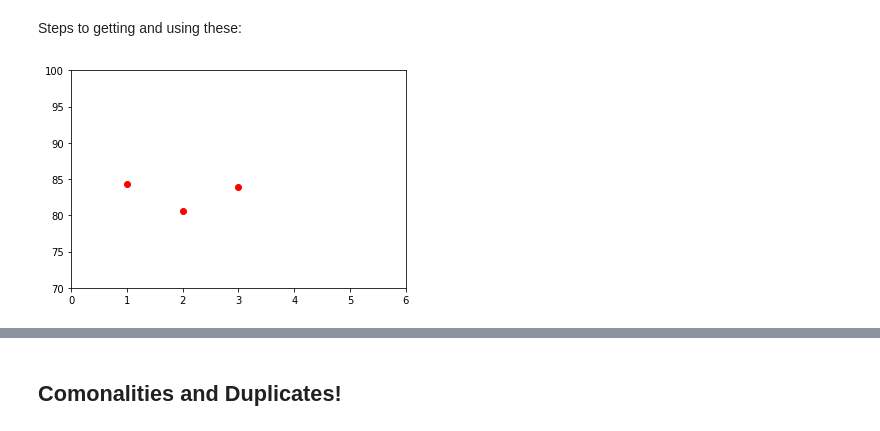
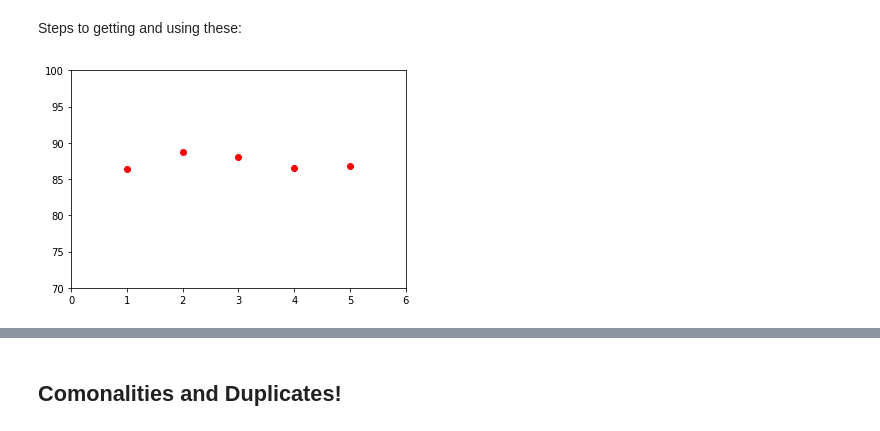
Before and after one commit to CodeYourDreams/Develop_Curriculum, a Jupyter notebook: 10) Data Cleansing/Intro to Data Cleansing.ipynb, the cells around one changed output, grey strips where cells are left out. Saved outputs shown, nothing was run; the diff lists cells and outputs as text; code cells hidden in the pictures.

Commit message:
added data visualization graphs

```diff
--- a/10) Data Cleansing/Intro to Data Cleansing.ipynb
+++ b/10) Data Cleansing/Intro to Data Cleansing.ipynb
@@ -89,27 +98,23 @@ Steps to getting and using these:
 # %%
 #1. First must get the library by using "import"
 #you need to import a library
 #you can give the library an "alias" if the name is long:
-import matplotlib.pyplot as mpl
+import pandas as pd
 
 #2. Now that they are imported you can use the tools that the libraries provide
 #You can see the description of the functions that a library contains using "help"
 # uncomment the line below to see!
 # help(mpl)
-ClassScores1 = [90.0, 85.0, 94.0, 75.0, 66.0, 98.0, 82.0]
-ClassScores2 = [80.0, 82.0, 86.0, 88.0, 85.0, 83.0, 60.0]
-ClassScores3 = [100.0, 72.0, 87.0, 65.0, 95.0, 88.0, 80.0]
+assignment1 = students['Assignment 1'].mean()
+assignment2 = students['Assignment 2'].mean()
+assignment3= students['Assignment 3'].mean()
+assignment4 = students['Assignment 4'].mean()
+assignment5 = students['Assignment 5'].mean()
 
-def ClassAverage(classlist):
-    total = 0
-    classsize = 0
-    for x in classlist:
-        total += x
-        classsize += 1
-    return total/classsize
-averages = [ClassAverage(ClassScores1), ClassAverage(ClassScores2), ClassAverage(ClassScores3)]
-mpl.plot([1, 2, 3], averages, 'ro')
+
+averages = [assignment1,assignment2,assignment3,assignment4,assignment5]
+mpl.plot([1, 2, 3,4,5], averages, 'ro')
 mpl.axis([0, 6, 70, 100])
 mpl.show()
 # %% [output]
-[figure, old version]
+[figure, new version]
```
Also changed, not shown: parts of 5 cells of this notebook, 1 other file.
